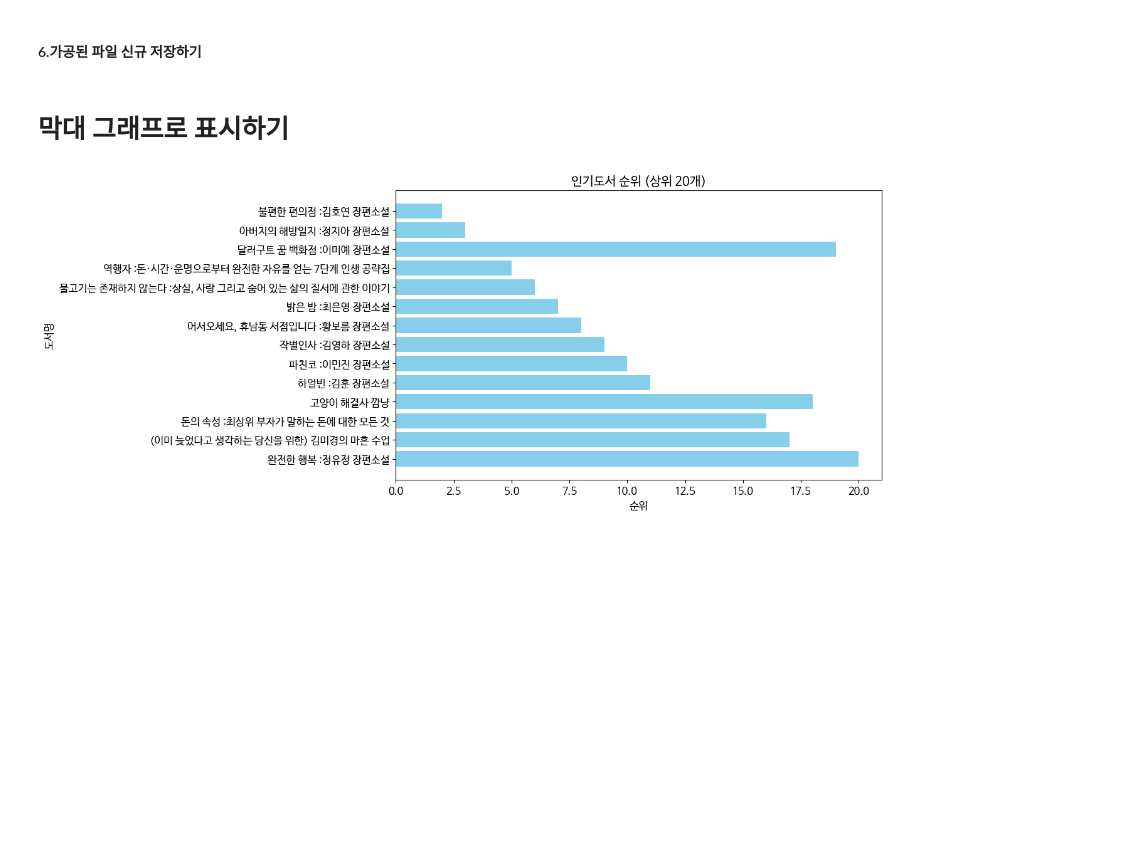
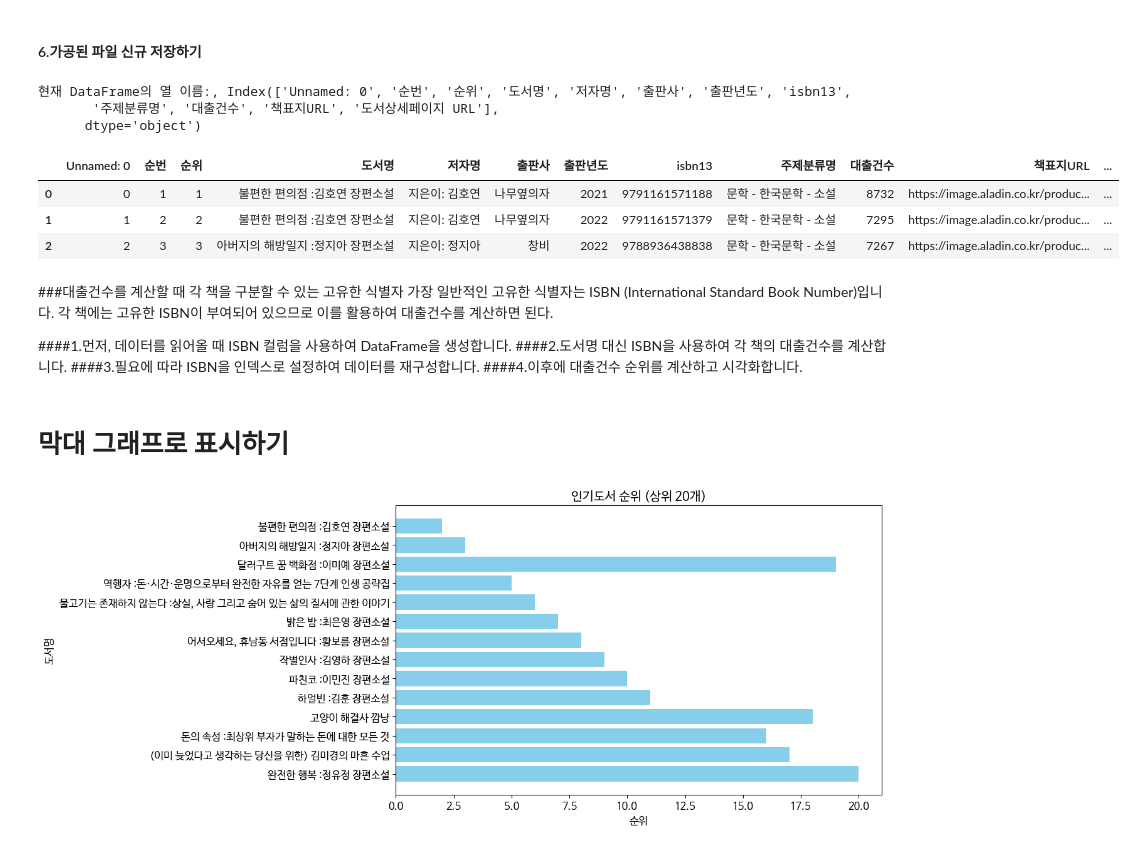
Before and after one commit to ellieyakim0829/dataAnalysis, a Jupyter notebook: 2_미니프로젝트_데이터분석_OpenAPI_실습_20240429.ipynb, the cells around one changed output. Cells and saved outputs as stored; diff of their text form; code cells hidden in the pictures; blank space fills up the shorter version.

```diff
--- a/2_미니프로젝트_데이터분석_OpenAPI_실습_20240429.ipynb
+++ b/2_미니프로젝트_데이터분석_OpenAPI_실습_20240429.ipynb
@@ -379,2 +387,22 @@ books_df.to_csv(outfile, encoding='cp949', mode='w', index=True)
+# %%
+books_df = pd.read_csv('./BestLoanList_books_data.csv', encoding='cp949')
+
+print(f"현재 DataFrame의 열 이름:, {books_df.columns}")
+books_df.head(3)
+# %% [output]
+현재 DataFrame의 열 이름:, Index(['Unnamed: 0', '순번', '순위', '도서명', '저자명', '출판사', '출판년도', 'isbn13',
+       '주제분류명', '대출건수', '책표지URL', '도서상세페이지 URL'],
+      dtype='object')
+|  | Unnamed: 0 | 순번 | 순위 | 도서명 | 저자명 | 출판사 | 출판년도 | isbn13 | 주제분류명 | 대출건수 | 책표지URL | ... |
+| 0 | 0 | 1 | 1 | 불편한 편의점 :김호연 장편소설 | 지은이: 김호연 | 나무옆의자 | 2021 | 9791161571188 | 문학 - 한국문학 - 소설 | 8732 | https://image.aladin.co.kr/produc... | ... |
+| 1 | 1 | 2 | 2 | 불편한 편의점 :김호연 장편소설 | 지은이: 김호연 | 나무옆의자 | 2022 | 9791161571379 | 문학 - 한국문학 - 소설 | 7295 | https://image.aladin.co.kr/produc... | ... |
+| 2 | 2 | 3 | 3 | 아버지의 해방일지 :정지아 장편소설 | 지은이: 정지아 | 창비 | 2022 | 9788936438838 | 문학 - 한국문학 - 소설 | 7267 | https://image.aladin.co.kr/produc... | ... |
+# %% [markdown]
+###대출건수를 계산할 때 각 책을 구분할 수 있는 고유한 식별자 가장 일반적인 고유한 식별자는 ISBN (International Standard Book Number)입니다. 각 책에는 고유한 ISBN이 부여되어 있으므로 이를 활용하여 대출건수를 계산하면 된다.
+
+####1.먼저, 데이터를 읽어올 때 ISBN 컬럼을 사용하여 DataFrame을 생성합니다.
+####2.도서명 대신 ISBN을 사용하여 각 책의 대출건수를 계산합니다.
+####3.필요에 따라 ISBN을 인덱스로 설정하여 데이터를 재구성합니다.
+####4.이후에 대출건수 순위를 계산하고 시각화합니다.
 # %%
 # ISBN을 기준으로 데이터를 읽어옵니다.
```
Also changed, not shown: parts of 4 cells of this notebook.
